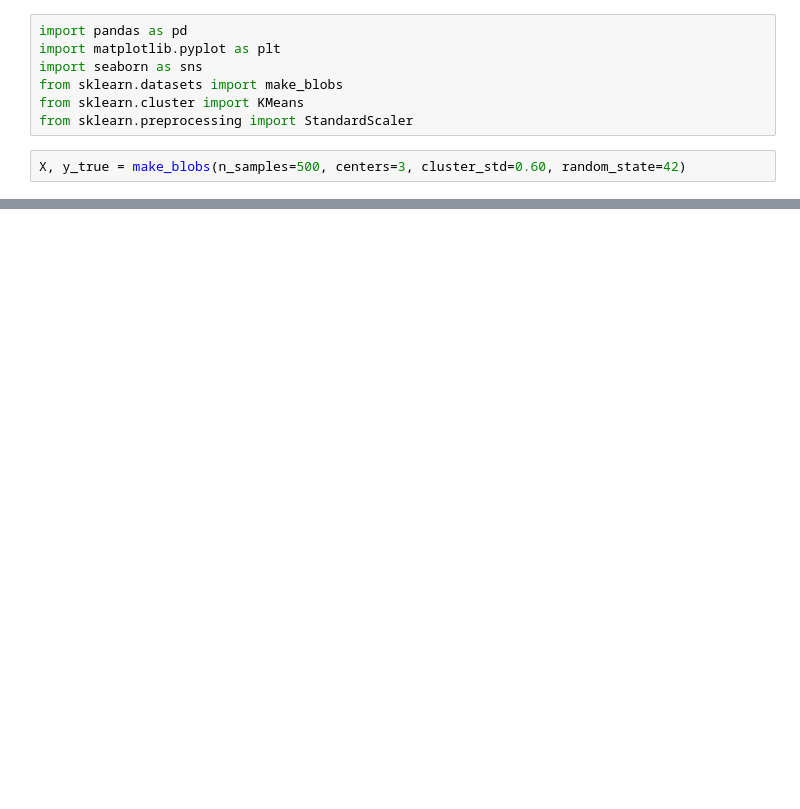
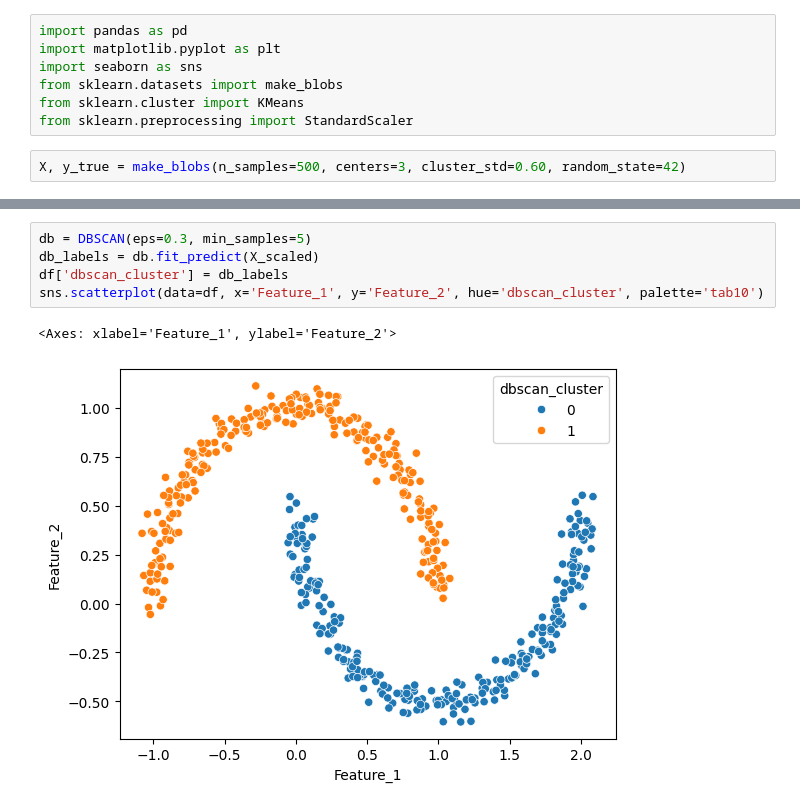
Before and after one commit to SavanUghareja/Machine-Learning, a Jupyter notebook: unsupervise.ipynb, the cells around one changed output, grey strips where cells are left out. Saved outputs shown, nothing was run; the diff lists cells and outputs as text; blank space fills up the shorter version.

```diff
--- a/unsupervise.ipynb
+++ b/unsupervise.ipynb
@@ -29,0 +88,8 @@ array([[-6.1900632 , -7.30201545],
+# %%
+db = DBSCAN(eps=0.3, min_samples=5)
+db_labels = db.fit_predict(X_scaled)
+df['dbscan_cluster'] = db_labels
+sns.scatterplot(data=df, x='Feature_1', y='Feature_2', hue='dbscan_cluster', palette='tab10')
+# %% [output]
+<Axes: xlabel='Feature_1', ylabel='Feature_2'>
+[figure, added]
```
Also changed, not shown: parts of 18 cells of this notebook, 1 other file.
